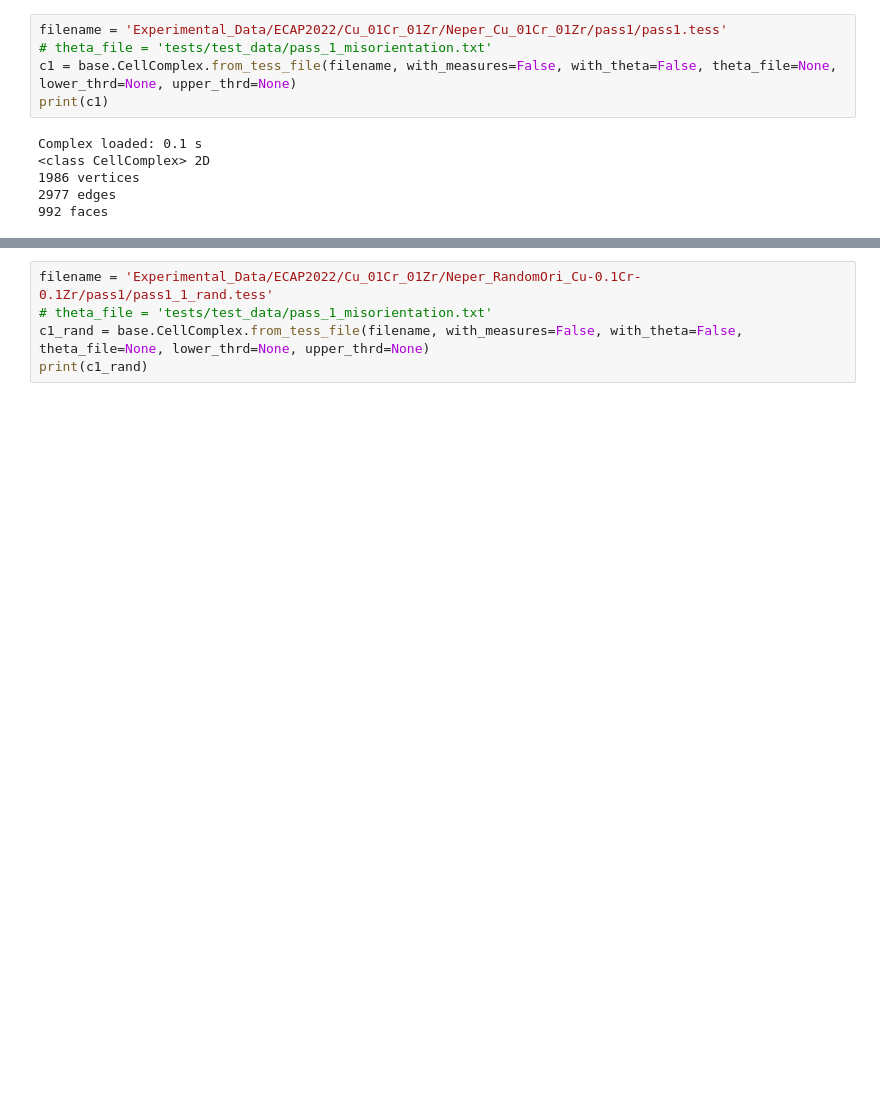
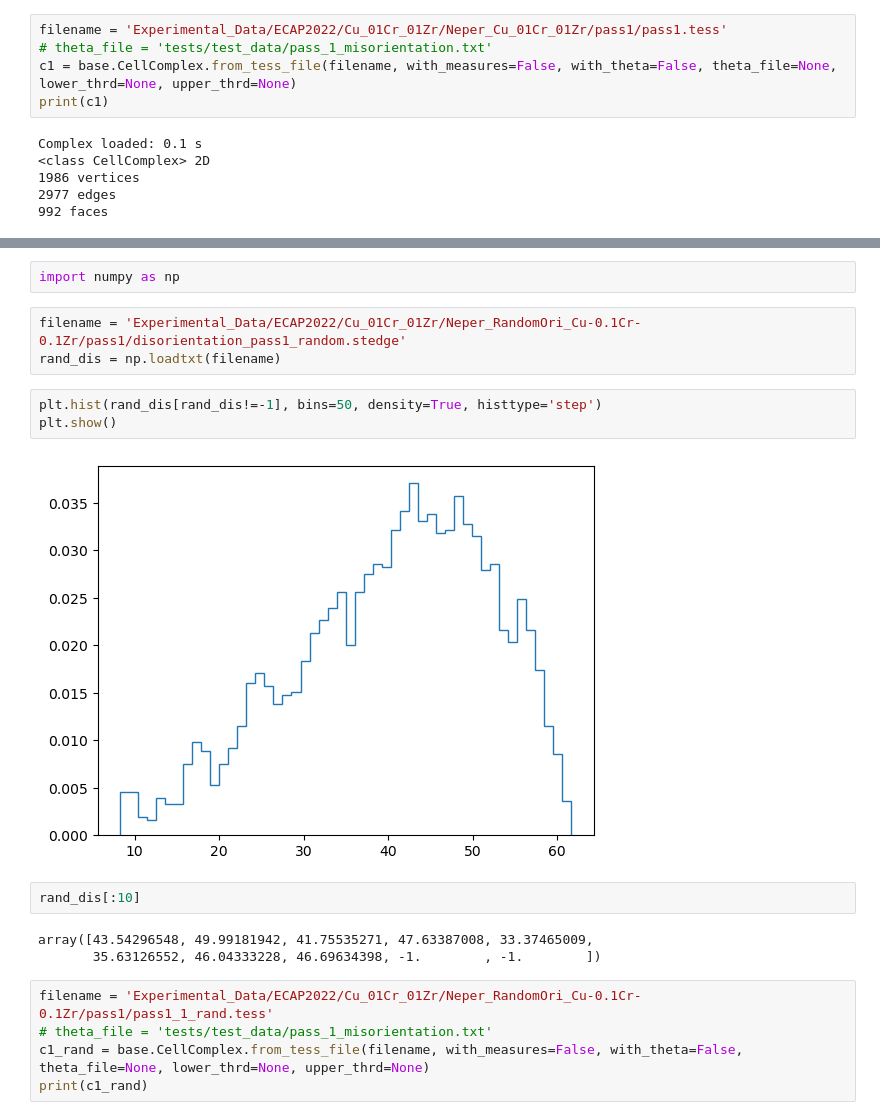
Before and after one commit to PRISBteam/Voronoi_PCC_Analyser, a Jupyter notebook: Disorientations.ipynb, the cells around one changed output, grey strips where cells are left out. Drawn from its saved outputs; the diff is of its cells as text; blank space fills up the shorter version.

```diff
--- a/Disorientations.ipynb
+++ b/Disorientations.ipynb
@@ -76,5 +211,20 @@ c1.faces[0].oridesc
 # %% [output]
 'rodrigues:active'
+# %%
+import numpy as np
+# %%
+filename = 'Experimental_Data/ECAP2022/Cu_01Cr_01Zr/Neper_RandomOri_Cu-0.1Cr-0.1Zr/pass1/disorientation_pass1_random.stedge'
+rand_dis = np.loadtxt(filename)
+# %%
+plt.hist(rand_dis[rand_dis!=-1], bins=50, density=True, histtype='step')
+plt.show()
+# %% [output]
+[figure, added]
+# %%
+rand_dis[:10]
+# %% [output]
+array([43.54296548, 49.99181942, 41.75535271, 47.63387008, 33.37465009,
+       35.63126552, 46.04333228, 46.69634398, -1.        , -1.        ])
 # %%
 filename = 'Experimental_Data/ECAP2022/Cu_01Cr_01Zr/Neper_RandomOri_Cu-0.1Cr-0.1Zr/pass1/pass1_1_rand.tess'
 # theta_file = 'tests/test_data/pass_1_misorientation.txt'
```
Also changed, not shown: parts of 32 cells of this notebook, 1 other file.
